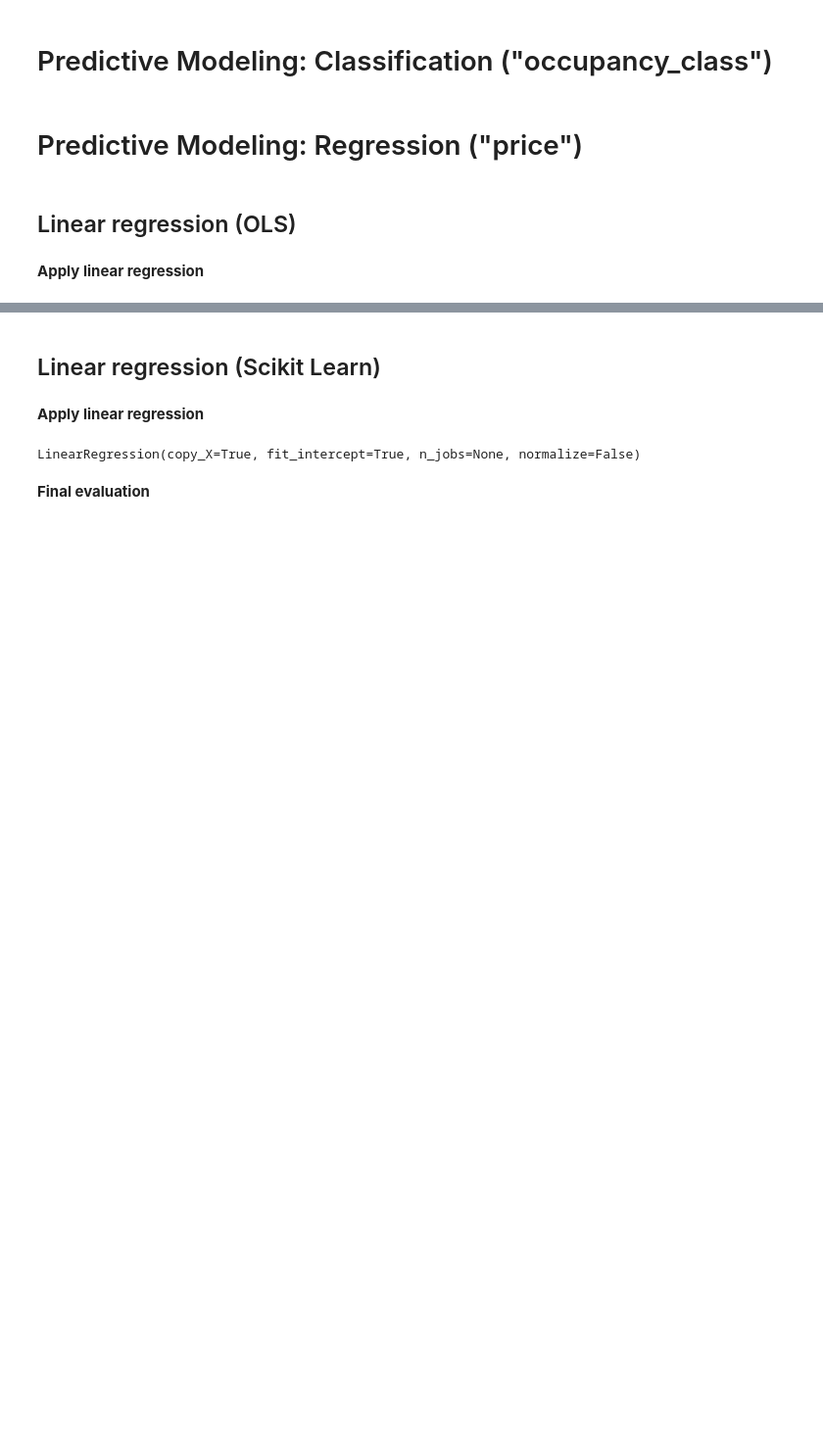
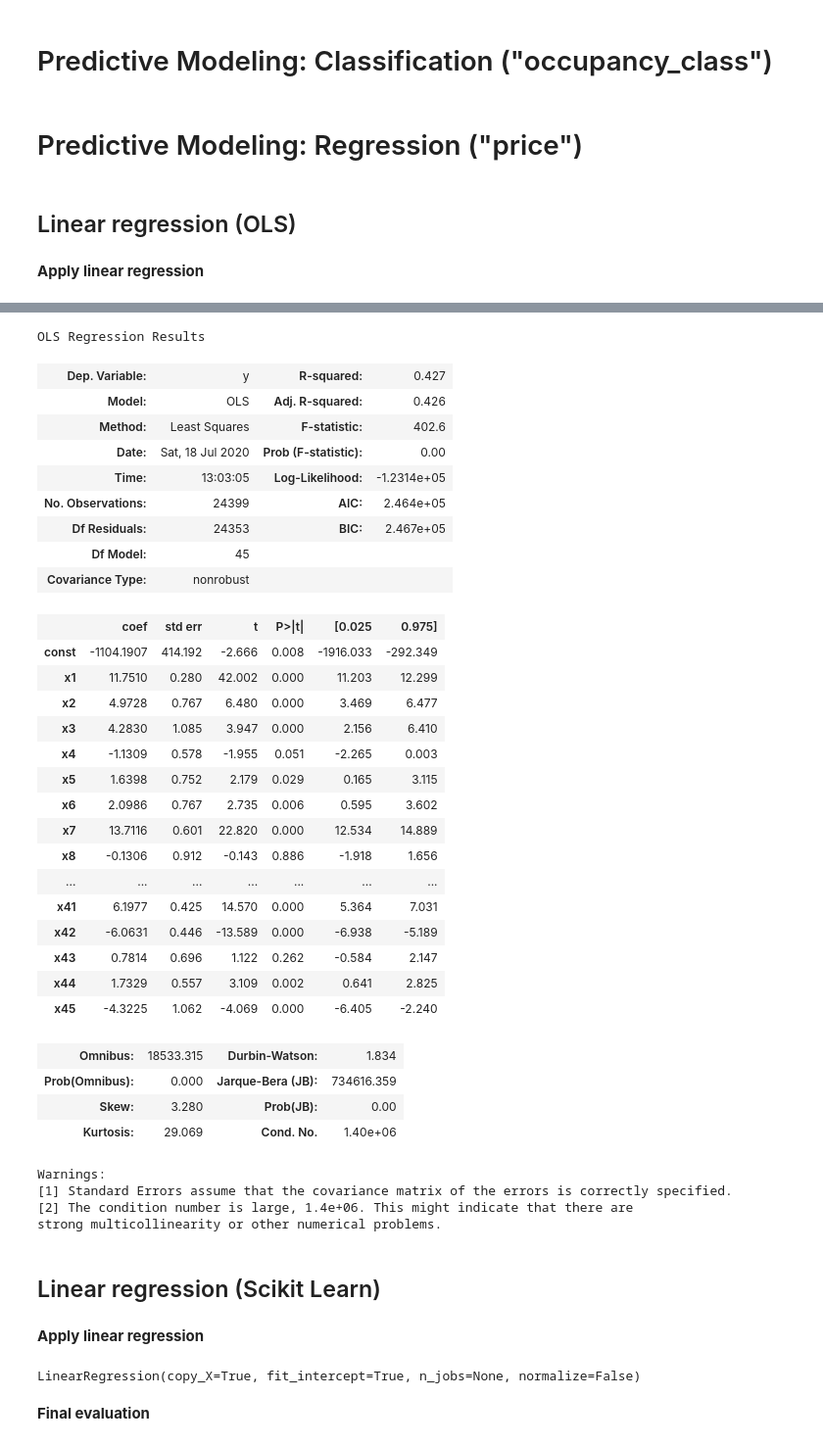
Before and after one commit to Rurbinasal/AIRBNB-Berlin-Listing-Price-Indicator, a Jupyter notebook: 4_Airbnb_Predictive_Modeling.ipynb, the cells around one changed output, grey strips where cells are left out. Shown at 98% size. Saved outputs shown, nothing was run; the diff lists cells and outputs as text; code cells hidden in the pictures; blank space fills up the shorter version.

```diff
--- a/4_Airbnb_Predictive_Modeling.ipynb
+++ b/4_Airbnb_Predictive_Modeling.ipynb
@@ -217,0 +214,6 @@ Warnings:
+# %%
+# Transform X_train_prep and y_train to required format
+X_ols_wo = X.drop(['cancellation_policy', 'neighbourhood', 'room_type', 'zipcode'], axis=1)#.toarray()            # OneHotEncoder outputs csr_matrix, which gives an error when trying to add a constant. Hence, transformed into numpy array
+X_ols_wo = sm.add_constant(X_ols_wo)
+X_ols_wo = np.asarray(X_ols_wo)
+y_ols_wo = np.asarray(y)
@@ -218,3 +224,44 @@ Warnings:
+# %%
+# Initiate and fit model
+reg_ols_wo = sm.OLS(y_ols_wo, X_ols_wo).fit()
+# %%
+# Print model summary
+reg_ols_wo.summary()
+# %% [output]
+OLS Regression Results
+| Dep. Variable: | y | R-squared: | 0.427 |
+| Model: | OLS | Adj. R-squared: | 0.426 |
+| Method: | Least Squares | F-statistic: | 402.6 |
+| Date: | Sat, 18 Jul 2020 | Prob (F-statistic): | 0.00 |
+| Time: | 13:03:05 | Log-Likelihood: | -1.2314e+05 |
+| No. Observations: | 24399 | AIC: | 2.464e+05 |
+| Df Residuals: | 24353 | BIC: | 2.467e+05 |
+| Df Model: | 45 |  |  |
+| Covariance Type: | nonrobust |  |  |
+|  | coef | std err | t | P>|t| | [0.025 | 0.975] |
+| const | -1104.1907 | 414.192 | -2.666 | 0.008 | -1916.033 | -292.349 |
+| x1 | 11.7510 | 0.280 | 42.002 | 0.000 | 11.203 | 12.299 |
+| x2 | 4.9728 | 0.767 | 6.480 | 0.000 | 3.469 | 6.477 |
+| x3 | 4.2830 | 1.085 | 3.947 | 0.000 | 2.156 | 6.410 |
+| x4 | -1.1309 | 0.578 | -1.955 | 0.051 | -2.265 | 0.003 |
+| x5 | 1.6398 | 0.752 | 2.179 | 0.029 | 0.165 | 3.115 |
+| x6 | 2.0986 | 0.767 | 2.735 | 0.006 | 0.595 | 3.602 |
+| x7 | 13.7116 | 0.601 | 22.820 | 0.000 | 12.534 | 14.889 |
+| x8 | -0.1306 | 0.912 | -0.143 | 0.886 | -1.918 | 1.656 |
+| ... | ... | ... | ... | ... | ... | ... |
+| x41 | 6.1977 | 0.425 | 14.570 | 0.000 | 5.364 | 7.031 |
+| x42 | -6.0631 | 0.446 | -13.589 | 0.000 | -6.938 | -5.189 |
+| x43 | 0.7814 | 0.696 | 1.122 | 0.262 | -0.584 | 2.147 |
+| x44 | 1.7329 | 0.557 | 3.109 | 0.002 | 0.641 | 2.825 |
+| x45 | -4.3225 | 1.062 | -4.069 | 0.000 | -6.405 | -2.240 |
+| Omnibus: | 18533.315 | Durbin-Watson: | 1.834 |
+| Prob(Omnibus): | 0.000 | Jarque-Bera (JB): | 734616.359 |
+| Skew: | 3.280 | Prob(JB): | 0.00 |
+| Kurtosis: | 29.069 | Cond. No. | 1.40e+06 |
+Warnings:
+[1] Standard Errors assume that the covariance matrix of the errors is correctly specified.
+[2] The condition number is large, 1.4e+06. This might indicate that there are
+strong multicollinearity or other numerical problems.
 # %% [markdown]
 ## Linear regression (Scikit Learn)
 # %% [markdown]
```
Also changed, not shown: parts of 18 cells of this notebook, 4 other files.
